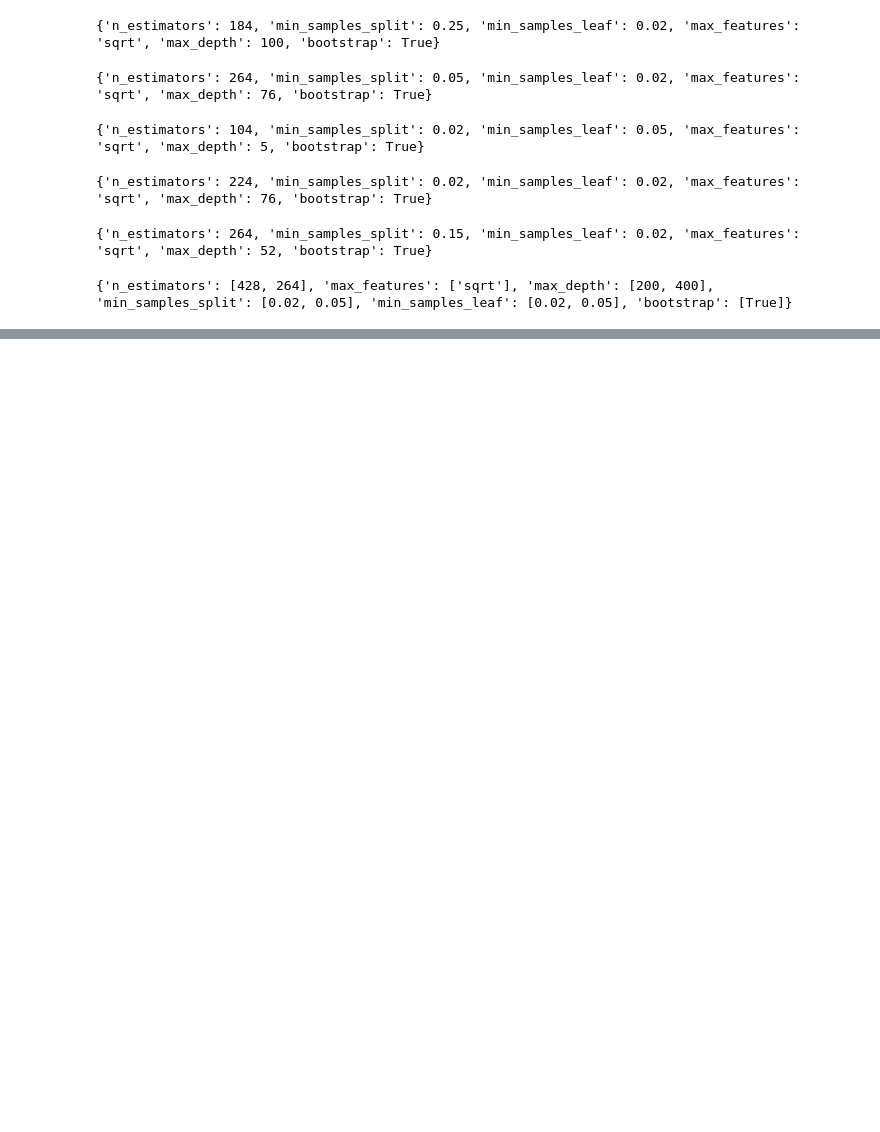
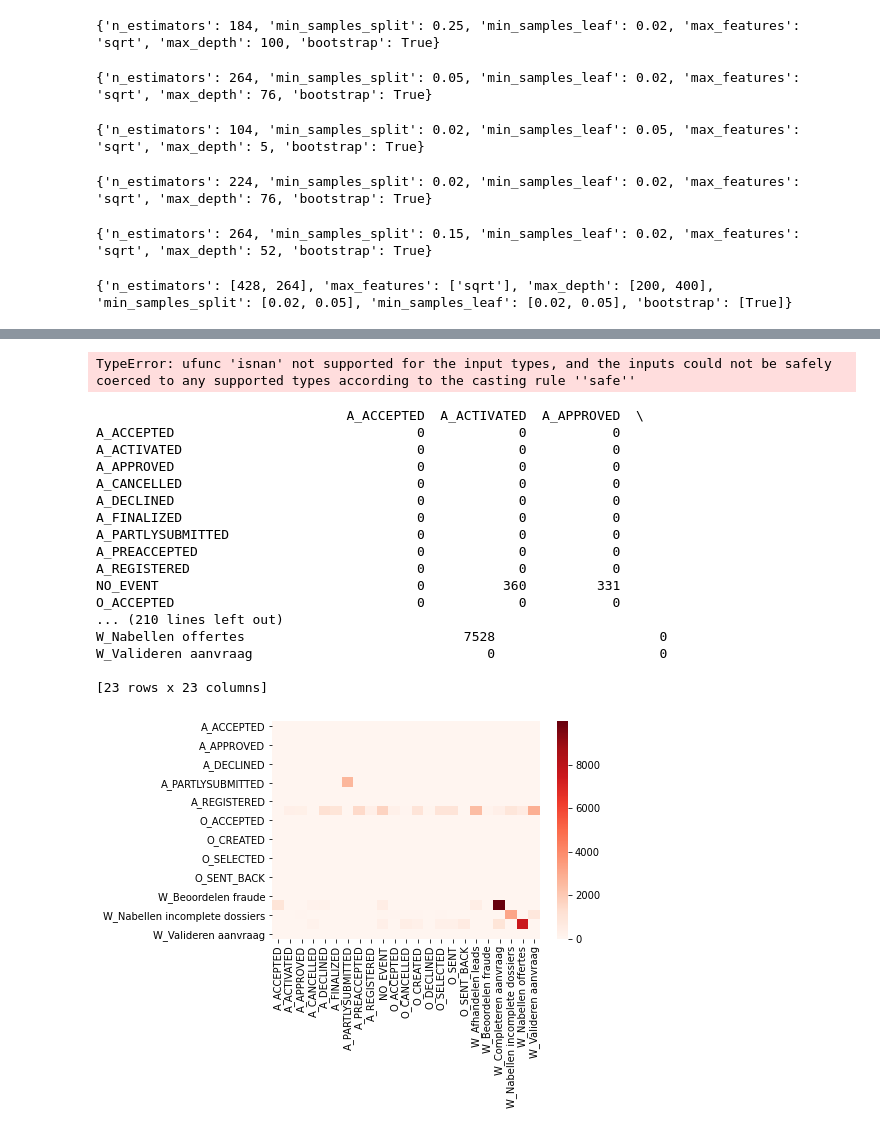
Before and after one commit to JiapengFan/2IOI0-group-16, a Jupyter notebook: process_mining_random_forest.ipynb, the cells around one changed output, grey strips where cells are left out. Saved outputs shown, nothing was run; the diff lists cells and outputs as text; code cells hidden in the pictures; blank space fills up the shorter version.

```diff
--- a/process_mining_random_forest.ipynb
+++ b/process_mining_random_forest.ipynb
@@ -175,11 +143,12 @@ print(random_grid)
 # %% [output]
 {'n_estimators': [64, 136, 209, 282, 355, 428], 'max_features': ['sqrt'], 'max_depth': [5, 28, 52, 76, 100], 'min_samples_split': [0.02, 0.05, 0.1, 0.15, 0.2, 0.25, 0.3], 'min_samples_leaf': [0.02, 0. ...
 # %%
+from sklearn.ensemble import RandomForestClassifier
 # Use the random grid to search for best hyperparameters
 # First create the base model to tune
 rf = RandomForestClassifier(random_state=42)
-# Random search of parameters, using 3 fold cross validation,
-# search across 100 different combinations, and use all available cores
-rf_random = RandomizedSearchCV(estimator = rf, param_distributions = random_grid, n_iter = 25, cv = 3, verbose=1, n_jobs = -1)
-# Fit the random search model
-rf_random.fit(x_train, y_train)
+# # Random search of parameters, using 3 fold cross validation,
+# # search across 100 different combinations, and use all available cores
+# rf_random = RandomizedSearchCV(estimator = rf, param_distributions = random_grid, n_iter = 25, cv = 3, verbose=1, n_jobs = -1)
+# # Fit the random search model
+# rf_random.fit(x_train, y_train)
@@ -250,6 +217,6 @@ print(grid)
 # %%
 rf_grid = GridSearchCV(estimator = rf, param_grid = grid, cv = 3)
 # %%
-rf = RandomForestClassifier(n_estimators = 800, min_samples_split = 0.02, min_samples_leaf = 0.02, max_depth = 400, max_features = 'sqrt', bootstrap = True)
+rf = RandomForestClassifier(n_estimators = 400, min_samples_split = 0.02, min_samples_leaf = 0.02, max_depth = 200, max_features = 'sqrt', bootstrap = True)
 rf.fit(x_train, y_train)
 # %% [output]
@@ -262,0 +230,2 @@ rf.score(x_test, y_test)
+# %%
+y_predict = rf.predict(x_test)
@@ -262,0 +236,4 @@ rf.score(x_test, y_test)
+# %%
+y_predict_events = onehot_encoder.inverse_transform(y_predict)
+y_predict_events = y_predict_events.ravel()
+print(y_predict_events[100:200])
@@ -262,0 +258,50 @@ rf.score(x_test, y_test)
+# %%
+print(np.isnan(actual_array[1]))
+# %% [output]
+TypeError: ufunc 'isnan' not supported for the input types, and the inputs could not be safely coerced to any supported types according to the casting rule ''safe''
+# %%
+from testing.testing_events import confusion_matrix_event
+import math
+import seaborn as sns
+import matplotlib.pyplot as plt
+
+actual_array = df_test['actual_next_event'].to_numpy()
+
+for idx, event in enumerate(actual_array):
+    try:
+        np.isnan(event)
+        actual_array[idx] = 'NO_EVENT'
+    except:
+        continue
+
+y_predict_events = np.where(y_predict_events == None, 'NO_EVENT', y_predict_events)
+uniqueEvents = np.unique(actual_array)
+
+confusion_matrix_event = confusion_matrix_event(actual_array, y_predict_events, uniqueEvents)
+print(confusion_matrix_event)
+
+# Plot confusion matrix
+#confusion_matrix = pd.crosstab(confusion_matrix_event[uniqueEvents], confusion_matrix_event[uniqueEvents])
+
+#confusion matrix with color
+sns.heatmap(confusion_matrix_event, cmap = 'Reds')
+plt.show()
+# %% [output]
+                                A_ACCEPTED  A_ACTIVATED  A_APPROVED  \
+A_ACCEPTED                               0            0           0
+A_ACTIVATED                              0            0           0
+A_APPROVED                               0            0           0
+A_CANCELLED                              0            0           0
+A_DECLINED                               0            0           0
+A_FINALIZED                              0            0           0
+A_PARTLYSUBMITTED                        0            0           0
+A_PREACCEPTED                            0            0           0
+A_REGISTERED                             0            0           0
+NO_EVENT                                 0          360         331
+O_ACCEPTED                               0            0           0
+... (210 lines left out)
+W_Nabellen offertes                            7528                     0
+W_Valideren aanvraag                              0                     0
+
+[23 rows x 23 columns]
+[figure, added]
```
Also changed, not shown: parts of 10 cells of this notebook, 1 other file.
